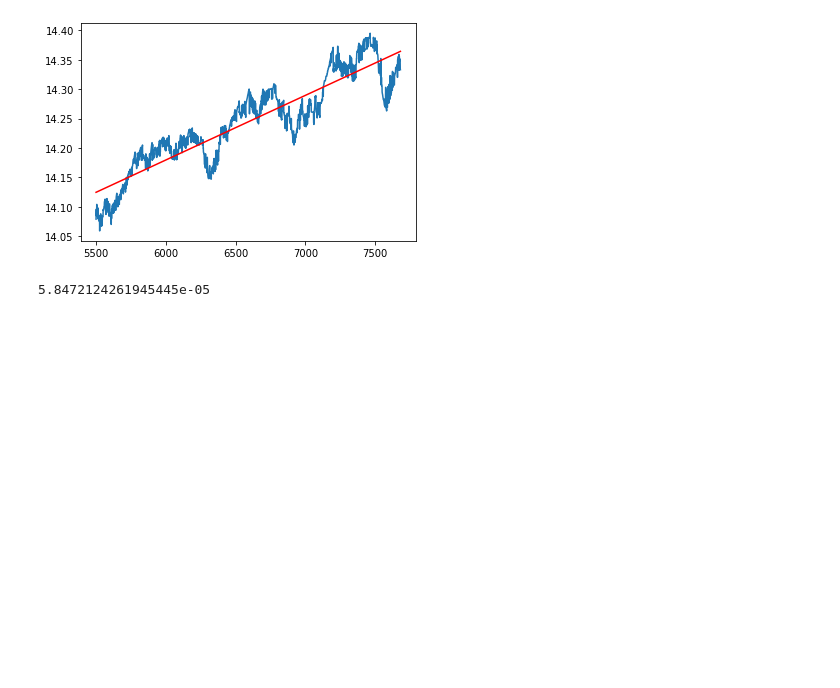
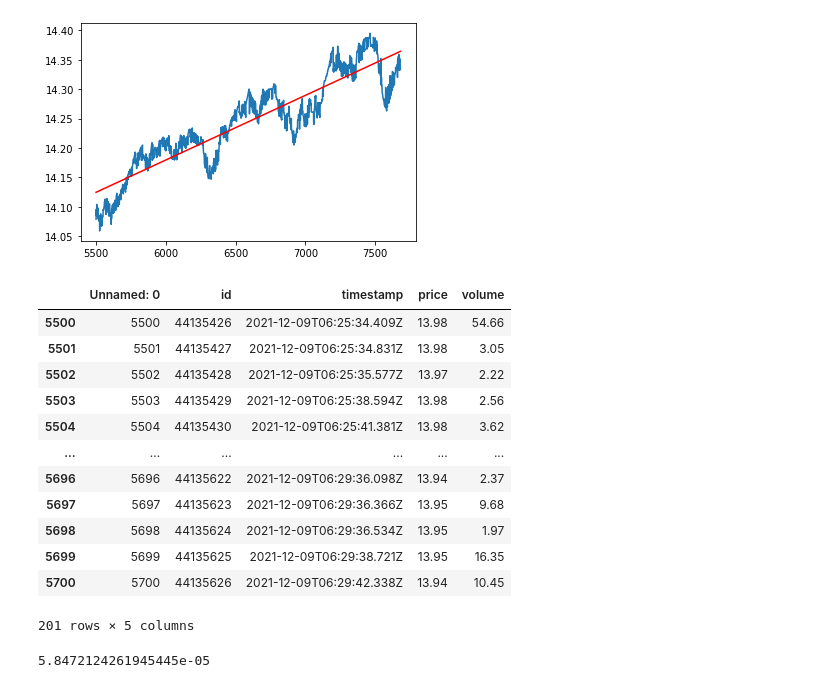
Before and after one commit to julia-claira/crypto, a Jupyter notebook: tet_bot-tester.ipynb, the cells around one changed output. Cells and saved outputs as stored; diff of their text form; code cells hidden in the pictures; blank space fills up the shorter version.

```diff
--- a/tet_bot-tester.ipynb
+++ b/tet_bot-tester.ipynb
@@ -303,6 +303,23 @@ print(r_value*r_value)
 0.00010980435935383196
 0.824507897667569
 [figure]
+# %%
+temp_df=df.iloc[(df.index>=5500) & (df.index<=5700)]
+temp_df
+# %% [output]
+|  | Unnamed: 0 | id | timestamp | price | volume |
+| 5500 | 5500 | 44135426 | 2021-12-09T06:25:34.409Z | 13.98 | 54.66 |
+| 5501 | 5501 | 44135427 | 2021-12-09T06:25:34.831Z | 13.98 | 3.05 |
+| 5502 | 5502 | 44135428 | 2021-12-09T06:25:35.577Z | 13.97 | 2.22 |
+| 5503 | 5503 | 44135429 | 2021-12-09T06:25:38.594Z | 13.98 | 2.56 |
+| 5504 | 5504 | 44135430 | 2021-12-09T06:25:41.381Z | 13.98 | 3.62 |
+| ... | ... | ... | ... | ... | ... |
+| 5696 | 5696 | 44135622 | 2021-12-09T06:29:36.098Z | 13.94 | 2.37 |
+| 5697 | 5697 | 44135623 | 2021-12-09T06:29:36.366Z | 13.95 | 9.68 |
+| 5698 | 5698 | 44135624 | 2021-12-09T06:29:36.534Z | 13.95 | 1.97 |
+| 5699 | 5699 | 44135625 | 2021-12-09T06:29:38.721Z | 13.95 | 16.35 |
+| 5700 | 5700 | 44135626 | 2021-12-09T06:29:42.338Z | 13.94 | 10.45 |
+201 rows × 5 columns
 # %%
 from scipy.stats import linregress
 x = temp_df.index
```
Also changed, not shown: parts of 5 cells of this notebook, 4 other files.
